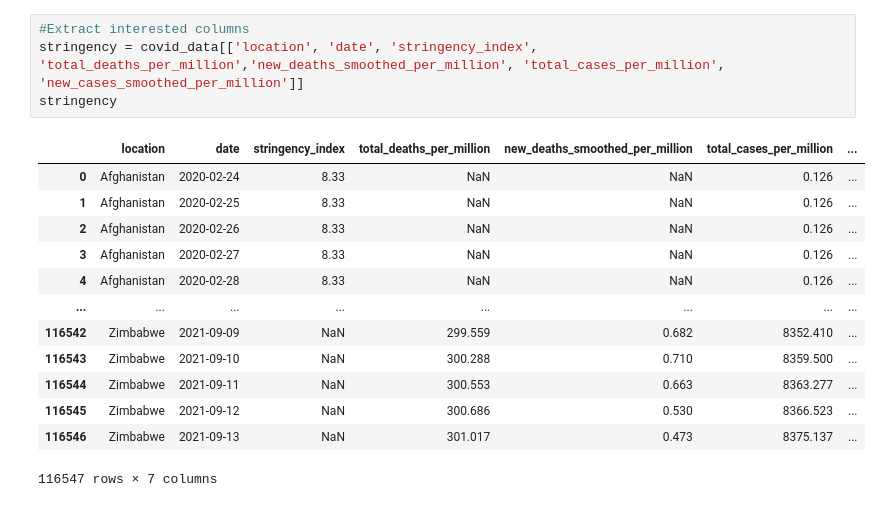
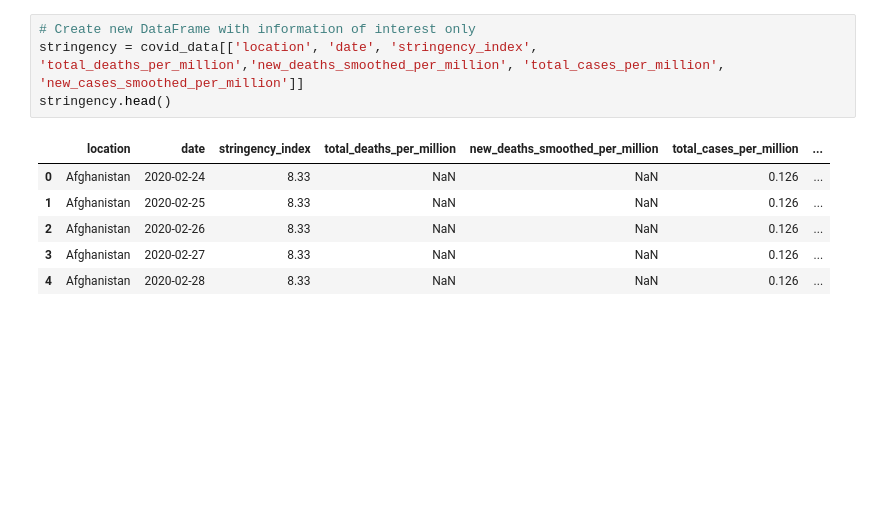
Before and after one commit to vignesh-sundaramoorthi/HNVY-Project1, a Jupyter notebook: policy_responses.ipynb, the cells around one changed output. Cells and saved outputs as stored; diff of their text form; blank space fills up the shorter version.

```diff
--- a/policy_responses.ipynb
+++ b/policy_responses.ipynb
@@ -30,19 +25,12 @@ covid_data
 # %%
-#Extract interested columns
+# Create new DataFrame with information of interest only
 stringency = covid_data[['location', 'date', 'stringency_index', 'total_deaths_per_million','new_deaths_smoothed_per_million', 'total_cases_per_million', 'new_cases_smoothed_per_million']]
-stringency
+stringency.head()
 # %% [output]
 |  | location | date | stringency_index | total_deaths_per_million | new_deaths_smoothed_per_million | total_cases_per_million | ... |
 | 0 | Afghanistan | 2020-02-24 | 8.33 | NaN | NaN | 0.126 | ... |
 | 1 | Afghanistan | 2020-02-25 | 8.33 | NaN | NaN | 0.126 | ... |
 | 2 | Afghanistan | 2020-02-26 | 8.33 | NaN | NaN | 0.126 | ... |
 | 3 | Afghanistan | 2020-02-27 | 8.33 | NaN | NaN | 0.126 | ... |
 | 4 | Afghanistan | 2020-02-28 | 8.33 | NaN | NaN | 0.126 | ... |
-| ... | ... | ... | ... | ... | ... | ... | ... |
-| 116542 | Zimbabwe | 2021-09-09 | NaN | 299.559 | 0.682 | 8352.410 | ... |
-| 116543 | Zimbabwe | 2021-09-10 | NaN | 300.288 | 0.710 | 8359.500 | ... |
-| 116544 | Zimbabwe | 2021-09-11 | NaN | 300.553 | 0.663 | 8363.277 | ... |
-| 116545 | Zimbabwe | 2021-09-12 | NaN | 300.686 | 0.530 | 8366.523 | ... |
-| 116546 | Zimbabwe | 2021-09-13 | NaN | 301.017 | 0.473 | 8375.137 | ... |
-116547 rows × 7 columns
 # %%
```
Also changed, not shown: parts of 19 cells of this notebook, 2 other files.
